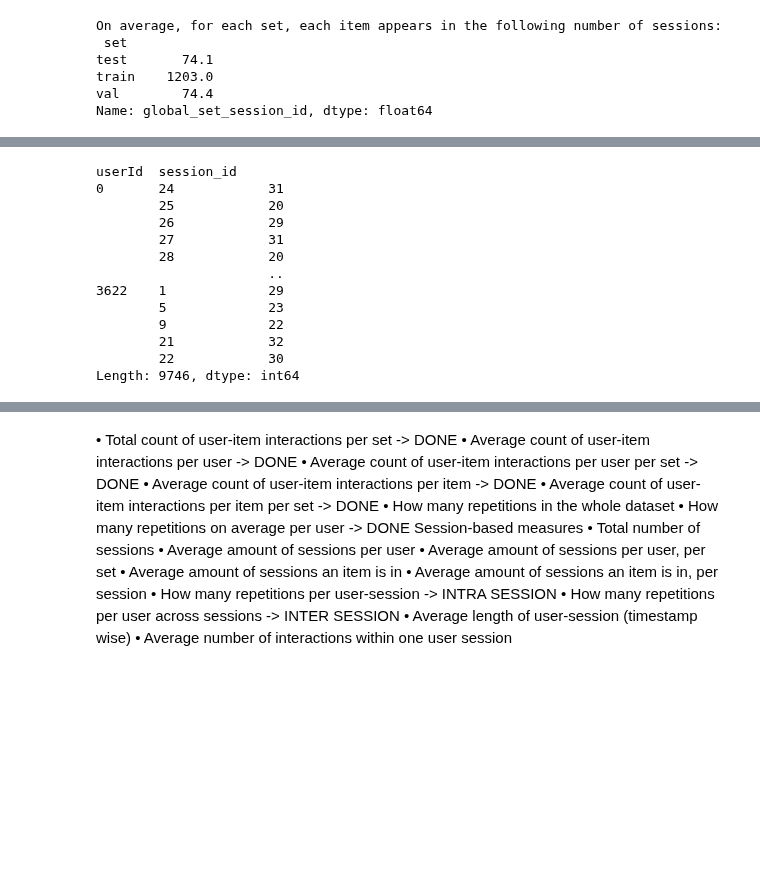
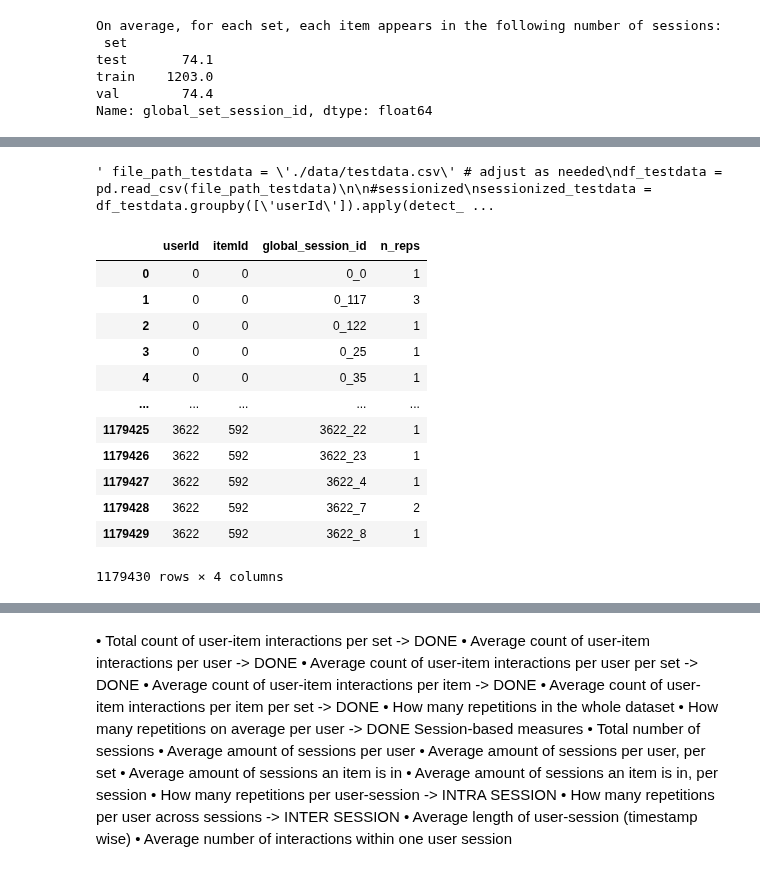
Before and after one commit to Laura-Legat/Practical-Work-AI, a Jupyter notebook: dataset_analysis.ipynb, the cells around one changed output, grey strips where cells are left out. Drawn from its saved outputs; the diff is of its cells as text; code cells hidden in the pictures; blank space fills up the shorter version.

```diff
--- a/dataset_analysis.ipynb
+++ b/dataset_analysis.ipynb
@@ -373,28 +276,31 @@ Length: 9753, dtype: int64
-# %%
-filtered_sessions['train']
-# avg number of sessions per user
-
-#min items per user 5, min sessions per user 5, maybe reduce it to 3
-
-#accumulative approach - weighted average, mean, etc. weighted sum
-
-# partial sequences
-# combination of embeddings
-
-#put into tables
-
-#compare latent spaces
-# %% [output]
-userId  session_id
-0       24            31
-        25            20
-        26            29
-        27            31
-        28            20
-                      ..
-3622    1             29
-        5             23
-        9             22
-        21            32
-        22            30
-Length: 9746, dtype: int64
+# %%
+""" file_path_testdata = './data/testdata.csv' # adjust as needed
+df_testdata = pd.read_csv(file_path_testdata)
+
+#sessionized
+sessionized_testdata = df_testdata.groupby(['userId']).apply(detect_sessions).reset_index(drop=True)
+
+#globally sessionized
+sessionized_testdata['global_session_id'] = sessionized_testdata['userId'].astype(str) + "_" + sessionized_testdata['session_id'].astype(str)
+
+sessionized_testdata """
+# %% [output]
+' file_path_testdata = \'./data/testdata.csv\' # adjust as needed\ndf_testdata = pd.read_csv(file_path_testdata)\n\n#sessionized\nsessionized_testdata = df_testdata.groupby([\'userId\']).apply(detect_ ...
+# %%
+# INTRA rep avg
+reps_per_item_per_session_intra = sessionized_df_overall.groupby(['userId', 'itemId', 'global_session_id']).size().reset_index(name='n_reps')
+reps_per_item_per_session_intra
+# %% [output]
+|  | userId | itemId | global_session_id | n_reps |
+| 0 | 0 | 0 | 0_0 | 1 |
+| 1 | 0 | 0 | 0_117 | 3 |
+| 2 | 0 | 0 | 0_122 | 1 |
+| 3 | 0 | 0 | 0_25 | 1 |
+| 4 | 0 | 0 | 0_35 | 1 |
+| ... | ... | ... | ... | ... |
+| 1179425 | 3622 | 592 | 3622_22 | 1 |
+| 1179426 | 3622 | 592 | 3622_23 | 1 |
+| 1179427 | 3622 | 592 | 3622_4 | 1 |
+| 1179428 | 3622 | 592 | 3622_7 | 2 |
+| 1179429 | 3622 | 592 | 3622_8 | 1 |
+1179430 rows × 4 columns
```
Also changed, not shown: parts of 20 cells of this notebook.
